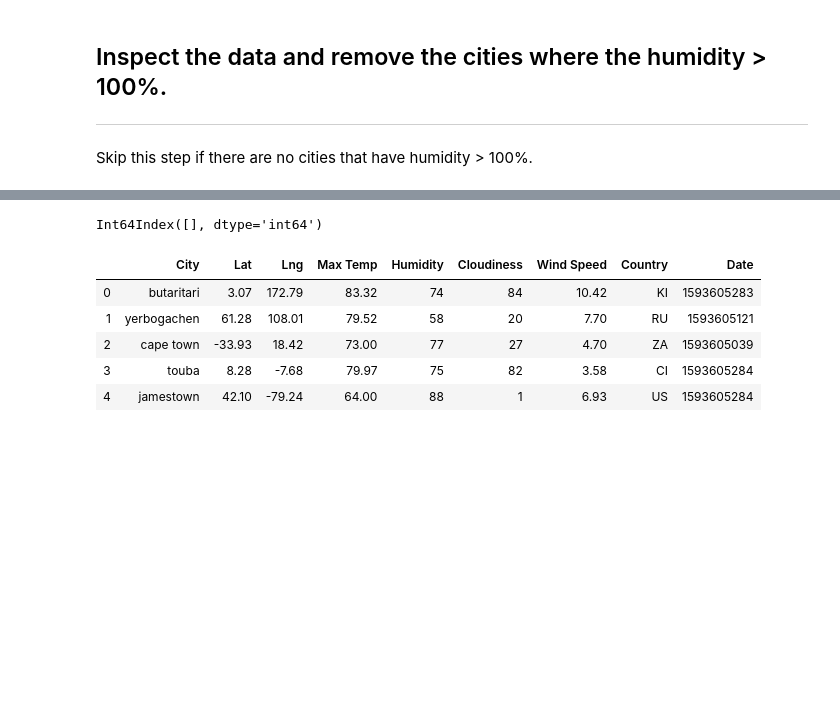
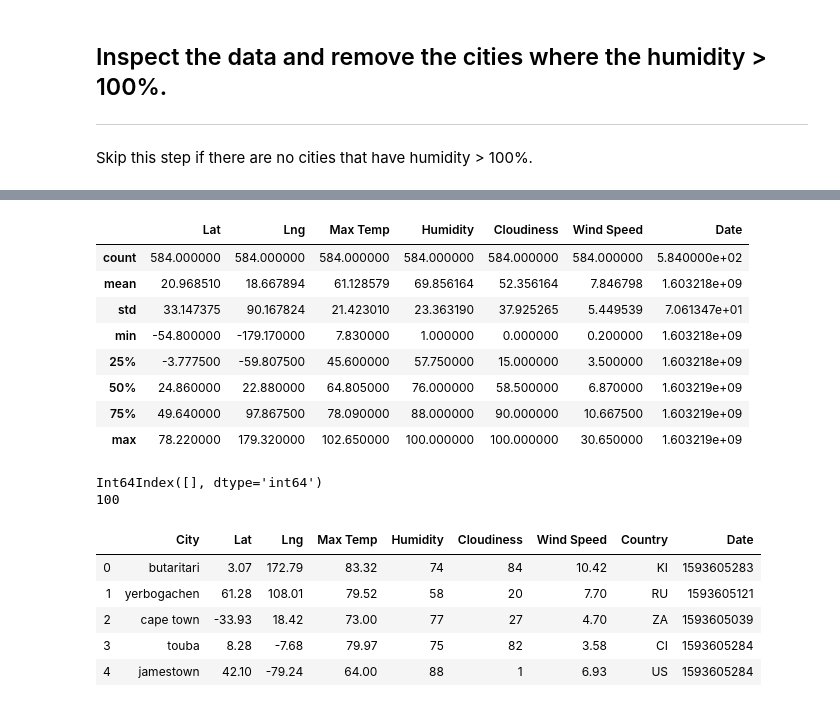
Before and after one commit to kimcrine/python-api-challenge, a Jupyter notebook: WeatherPy/WeatherPy.ipynb, the cells around one changed output, grey strips where cells are left out. Saved outputs shown, nothing was run; the diff lists cells and outputs as text; code cells hidden in the pictures; blank space fills up the shorter version.

Commit message:
performed check for cities with humidity greater than 100%. output shows that there are no cities with humidity over 100%

```diff
--- a/WeatherPy/WeatherPy.ipynb
+++ b/WeatherPy/WeatherPy.ipynb
@@ -137,12 +137,12 @@ weather_dict = {
     "Date": date
 }
 
-weather_data = pd.DataFrame(weather_dict)
+city_data = pd.DataFrame(weather_dict)
 
 # Save data frame to CSV
-weather_data.to_csv('weather_data.csv')
+city_data.to_csv("cities.csv")
 
-weather_data.head()
+city_data.head()
 # %% [output]
 |  | City | Lat | Lng | Max Temp | Humidity | Cloudiness | Wind Speed | Country | Date |
 | 0 | Barrow | 71.29 | -156.79 | 24.80 | 92 | 75 | 6.93 | US | 1603218467 |
@@ -168,7 +157,24 @@ Skip this step if there are no cities that have humidity > 100%.
+# %%
+city_data.describe()
+# %% [output]
+|  | Lat | Lng | Max Temp | Humidity | Cloudiness | Wind Speed | Date |
+| count | 584.000000 | 584.000000 | 584.000000 | 584.000000 | 584.000000 | 584.000000 | 5.840000e+02 |
+| mean | 20.968510 | 18.667894 | 61.128579 | 69.856164 | 52.356164 | 7.846798 | 1.603218e+09 |
+| std | 33.147375 | 90.167824 | 21.423010 | 23.363190 | 37.925265 | 5.449539 | 7.061347e+01 |
+| min | -54.800000 | -179.170000 | 7.830000 | 1.000000 | 0.000000 | 0.200000 | 1.603218e+09 |
+| 25% | -3.777500 | -59.807500 | 45.600000 | 57.750000 | 15.000000 | 3.500000 | 1.603218e+09 |
+| 50% | 24.860000 | 22.880000 | 64.805000 | 76.000000 | 58.500000 | 6.870000 | 1.603219e+09 |
+| 75% | 49.640000 | 97.867500 | 78.090000 | 88.000000 | 90.000000 | 10.667500 | 1.603219e+09 |
+| max | 78.220000 | 179.320000 | 102.650000 | 100.000000 | 100.000000 | 30.650000 | 1.603219e+09 |
 # %%
 #  Get the indices of cities that have humidity over 100%.
+print(city_data.loc[city_data.Humidity >100].index)
+print(city_data['Humidity'].max())
+
+# Output shows not cities with humidity over 100.
 # %% [output]
 Int64Index([], dtype='int64')
+100
 # %%
 # Make a new DataFrame equal to the city data to drop all humidity outliers by index.
 # Passing "inplace=False" will make a copy of the city_data DataFrame, which we call "clean_city_data".
```
Also changed, not shown: parts of 1 cell of this notebook, 1 other file.
